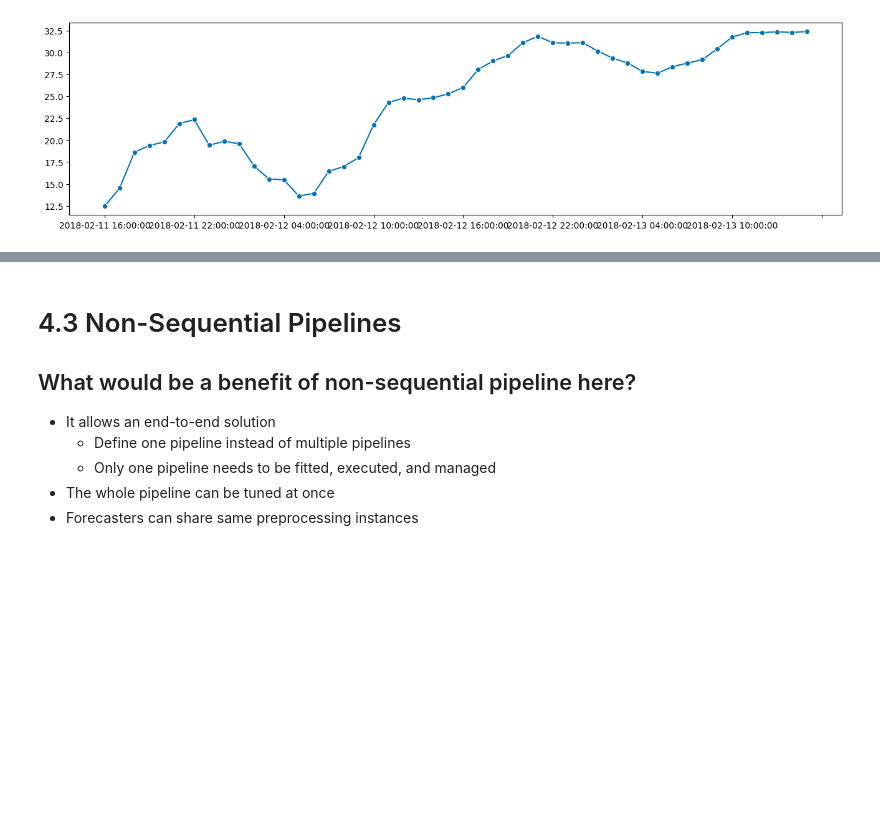
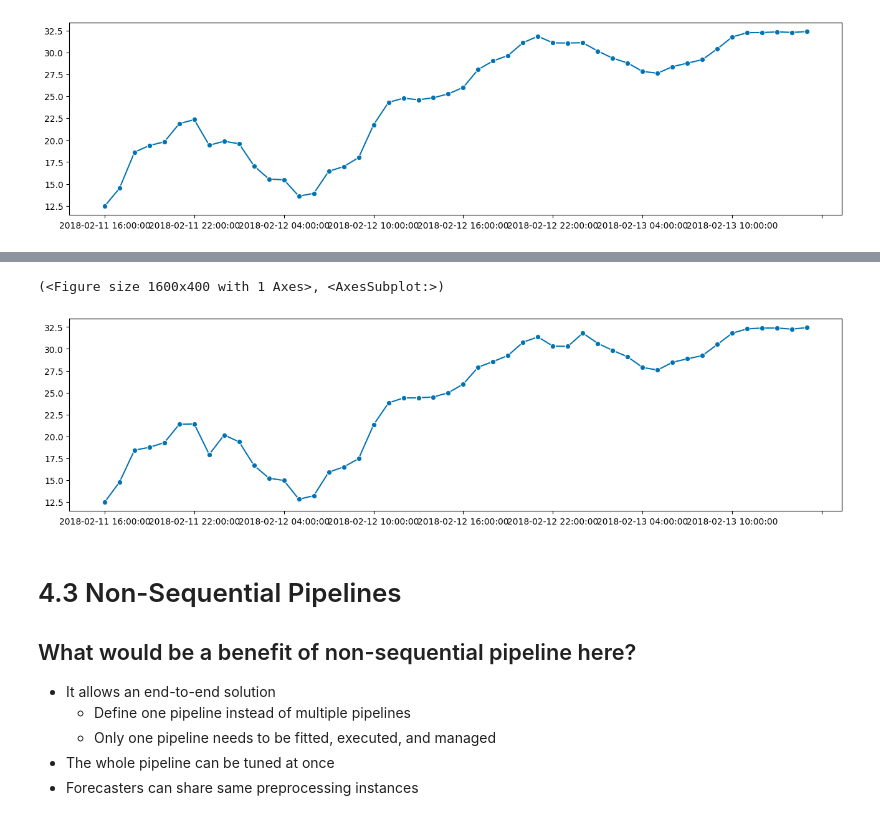
Before and after one commit to sktime/sktime-tutorial-pydata-global-2022, a Jupyter notebook: notebooks/04-non-sequential.ipynb, the cells around one changed output, grey strips where cells are left out. Saved outputs shown, nothing was run; the diff lists cells and outputs as text; code cells hidden in the pictures; blank space fills up the shorter version.

Commit message:
Add ForecastX and a Conlusion statement for the non-sequential pipeline topic

```diff
--- a/notebooks/04-non-sequential.ipynb
+++ b/notebooks/04-non-sequential.ipynb
@@ -115,3 +123,27 @@ plot_series(predicted_price)
+# %%
+from sktime.forecasting.compose import ForecastX
+load_pipe = ForecastingPipeline(steps=[
+    ("standardscaler", TabularToSeriesAdaptor(StandardScaler())),
+    ("forecaster", ARIMA((24, 0, 0))),
+])
+
+# Construct a price forecasting pipeline
+price_pipe = ForecastingPipeline(steps=[
+    ("standardscaler", TabularToSeriesAdaptor(StandardScaler())),
+    ("forecaster", ARIMA((24, 0, 0))),
+])
+
+dt_features_train = DateTimeFeatures(ts_freq="H", manual_selection=["hour_of_day", "day_of_week"]).fit_transform(y_train_load)[["hour_of_day", "day_of_week"]]
+dt_features_test = DateTimeFeatures(ts_freq="H", manual_selection=["hour_of_day", "day_of_week"]).fit_transform(y_test_load)[["hour_of_day", "day_of_week"]]
+
+price_forecast = ForecastX(price_pipe, load_pipe)
+price_forecast.fit(y_train, X=dt_features_train, fh=y_test_load.index)
+predicted_price = price_forecast.predict(X=dt_features_test, fh=y_test_load.index)
+
+plot_series(predicted_price)
+# %% [output]
+(<Figure size 1600x400 with 1 Axes>, <AxesSubplot:>)
+[figure, added]
 # %% [markdown]
 # 4.3 Non-Sequential Pipelines
 
```
Also changed, not shown: parts of 5 cells of this notebook.
